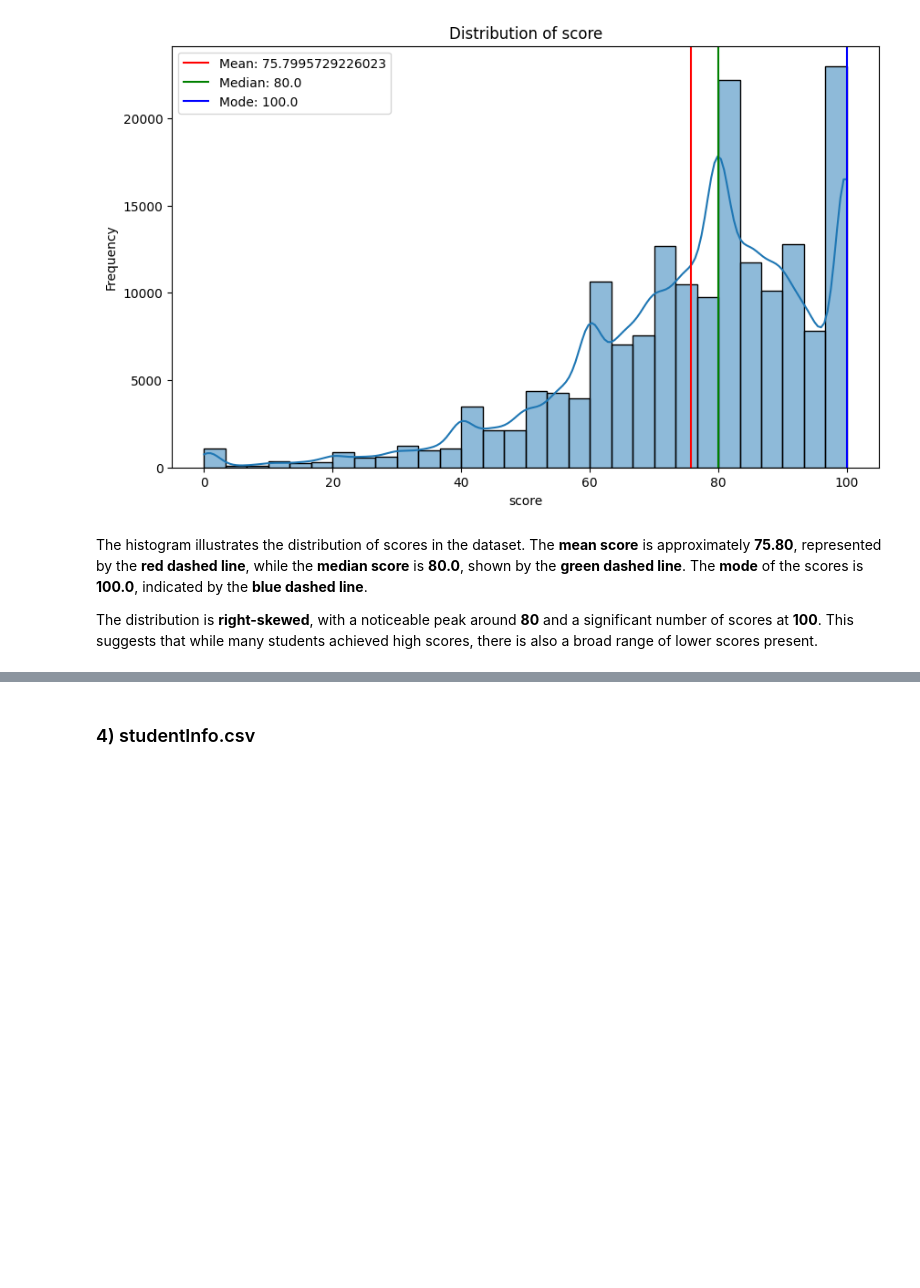
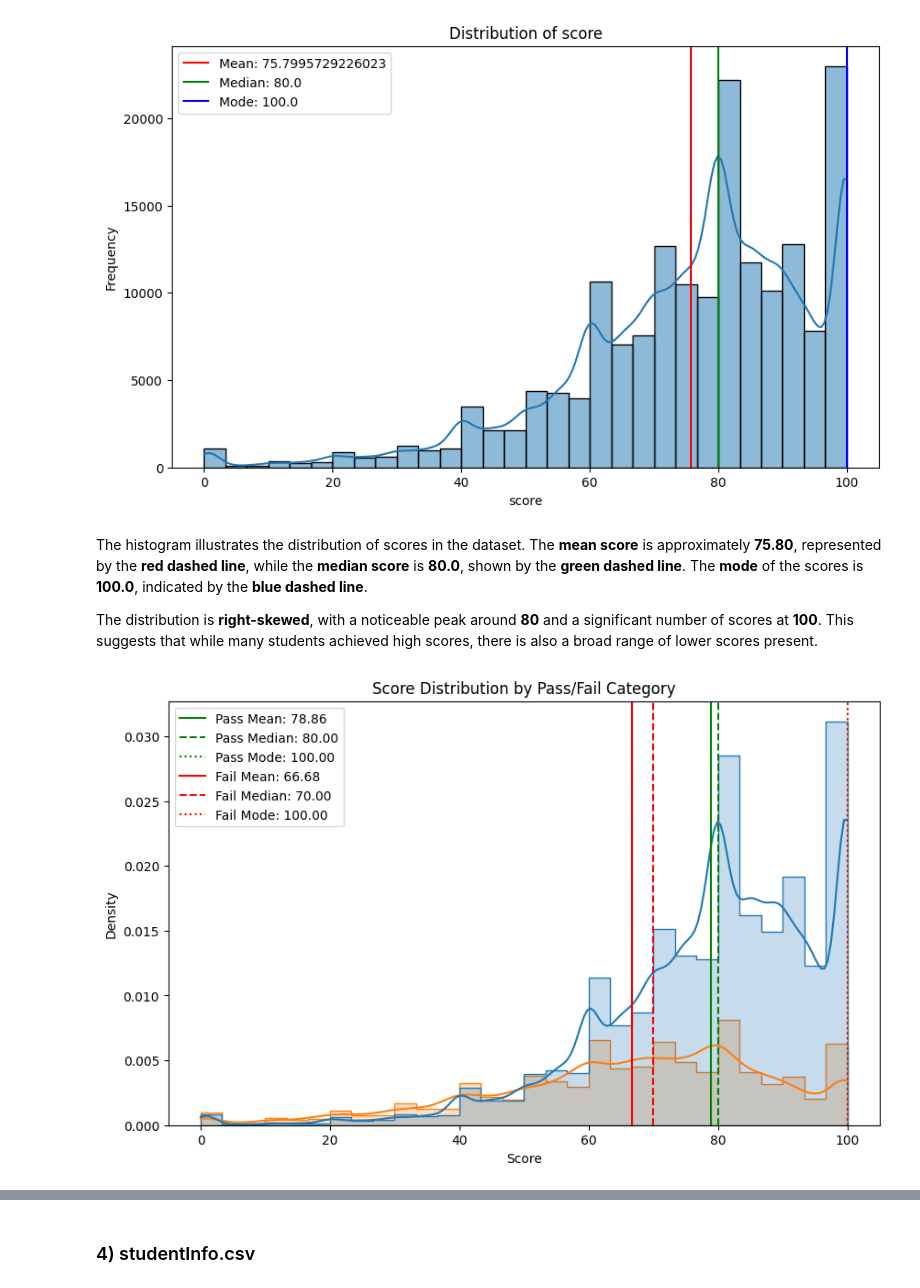
Before and after one commit to buppanasu/Student-Grade-Predictor, a Jupyter notebook: 1)DataProcessing_Analysis_FeatureExtraction/EDA.ipynb, the cells around one changed output, grey strips where cells are left out. Cells and saved outputs as stored; diff of their text form; code cells hidden in the pictures; blank space fills up the shorter version.

```diff
--- a/1)DataProcessing_Analysis_FeatureExtraction/EDA.ipynb
+++ b/1)DataProcessing_Analysis_FeatureExtraction/EDA.ipynb
@@ -341,3 +341,48 @@ Mode: 100.0
 The histogram illustrates the distribution of scores in the dataset. The **mean score** is approximately **75.80**, represented by the **red dashed line**, while the **median score** is **80.0**, shown by the **green dashed line**. The **mode** of the scores is **100.0**, indicated by the **blue dashed line**.
 
 The distribution is **right-skewed**, with a noticeable peak around **80** and a significant number of scores at **100**. This suggests that while many students achieved high scores, there is also a broad range of lower scores present.
+# %%
+# Define pass and fail categories
+pass_categories = ["Pass", "Distinction"]
+fail_categories = ["Fail", "Withdrawn"]
+
+# Merge score data with studentInfo to get final result
+df_score_final = df_studentAssessment.merge(df_studentInfo[['id_student', 'final_result']], on='id_student', how='left')
+
+# Convert final_result into binary Pass/Fail categories
+df_score_final["Result_Category"] = df_score_final["final_result"].apply(
+    lambda x: "Pass" if x in pass_categories else "Fail"
+)
+
+# Drop NaN values in score
+df_score_final = df_score_final.dropna(subset=["score"])
+
+# Plot score distribution for Pass vs. Fail
+plt.figure(figsize=(10, 6))
+sns.histplot(df_score_final, x="score", hue="Result_Category", kde=True, bins=30, element="step", stat="density")
+
+# Calculate statistics for each category
+mean_pass = df_score_final[df_score_final["Result_Category"] == "Pass"]["score"].mean()
+median_pass = df_score_final[df_score_final["Result_Category"] == "Pass"]["score"].median()
+mode_pass = df_score_final[df_score_final["Result_Category"] == "Pass"]["score"].mode().iloc[0]
+
+mean_fail = df_score_final[df_score_final["Result_Category"] == "Fail"]["score"].mean()
+median_fail = df_score_final[df_score_final["Result_Category"] == "Fail"]["score"].median()
+mode_fail = df_score_final[df_score_final["Result_Category"] == "Fail"]["score"].mode().iloc[0]
+
+# Add vertical lines for statistics
+plt.axvline(mean_pass, color='g', linestyle='-', label=f'Pass Mean: {mean_pass:.2f}')
+plt.axvline(median_pass, color='g', linestyle='--', label=f'Pass Median: {median_pass:.2f}')
+plt.axvline(mode_pass, color='g', linestyle=':', label=f'Pass Mode: {mode_pass:.2f}')
+
+plt.axvline(mean_fail, color='r', linestyle='-', label=f'Fail Mean: {mean_fail:.2f}')
+plt.axvline(median_fail, color='r', linestyle='--', label=f'Fail Median: {median_fail:.2f}')
+plt.axvline(mode_fail, color='r', linestyle=':', label=f'Fail Mode: {mode_fail:.2f}')
+
+plt.title("Score Distribution by Pass/Fail Category")
+plt.xlabel("Score")
+plt.ylabel("Density")
+plt.legend()
+plt.show()
+# %% [output]
+[figure, added]
```
Also changed, not shown: parts of 14 cells of this notebook, 19 other files.
